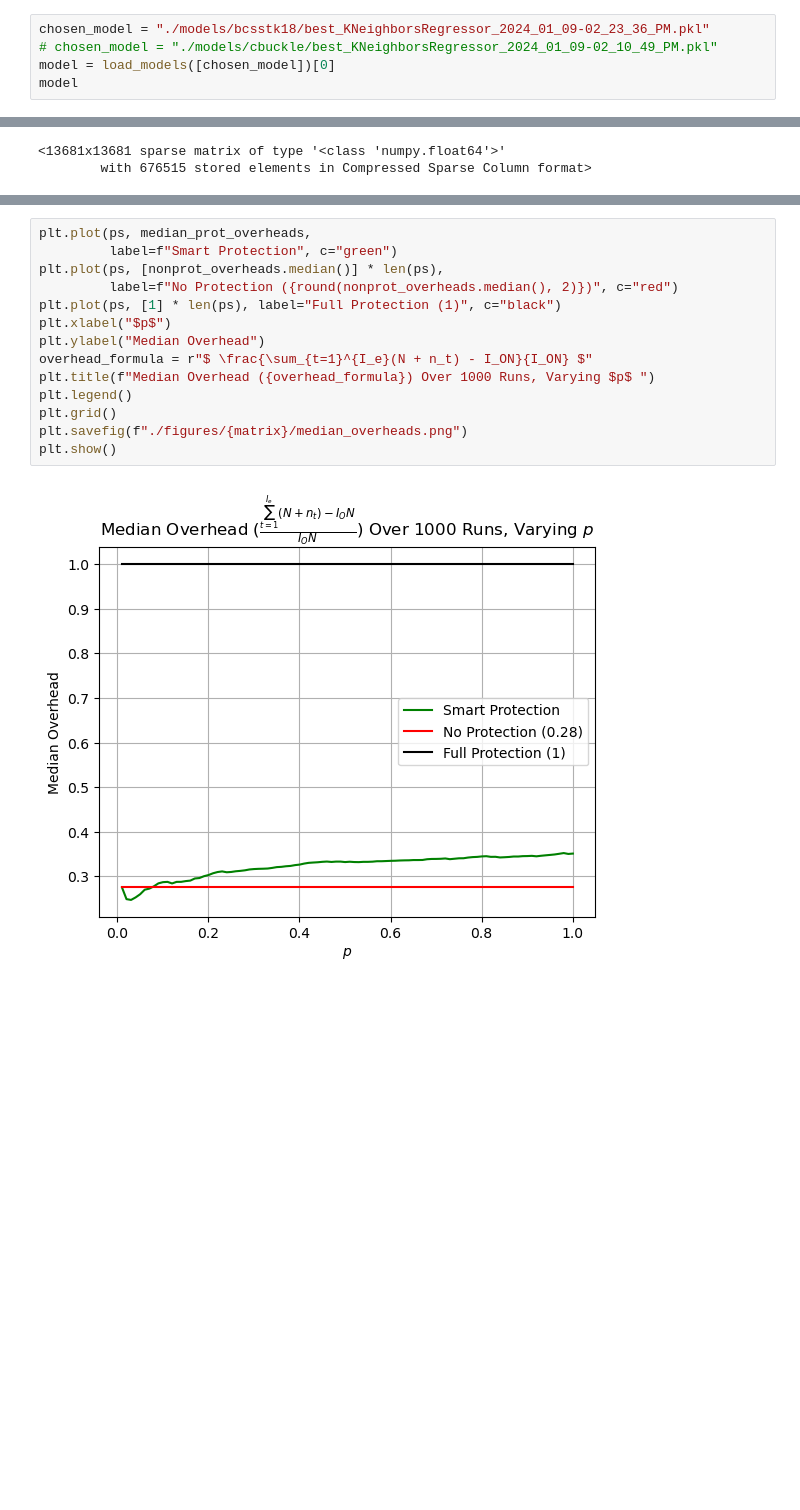
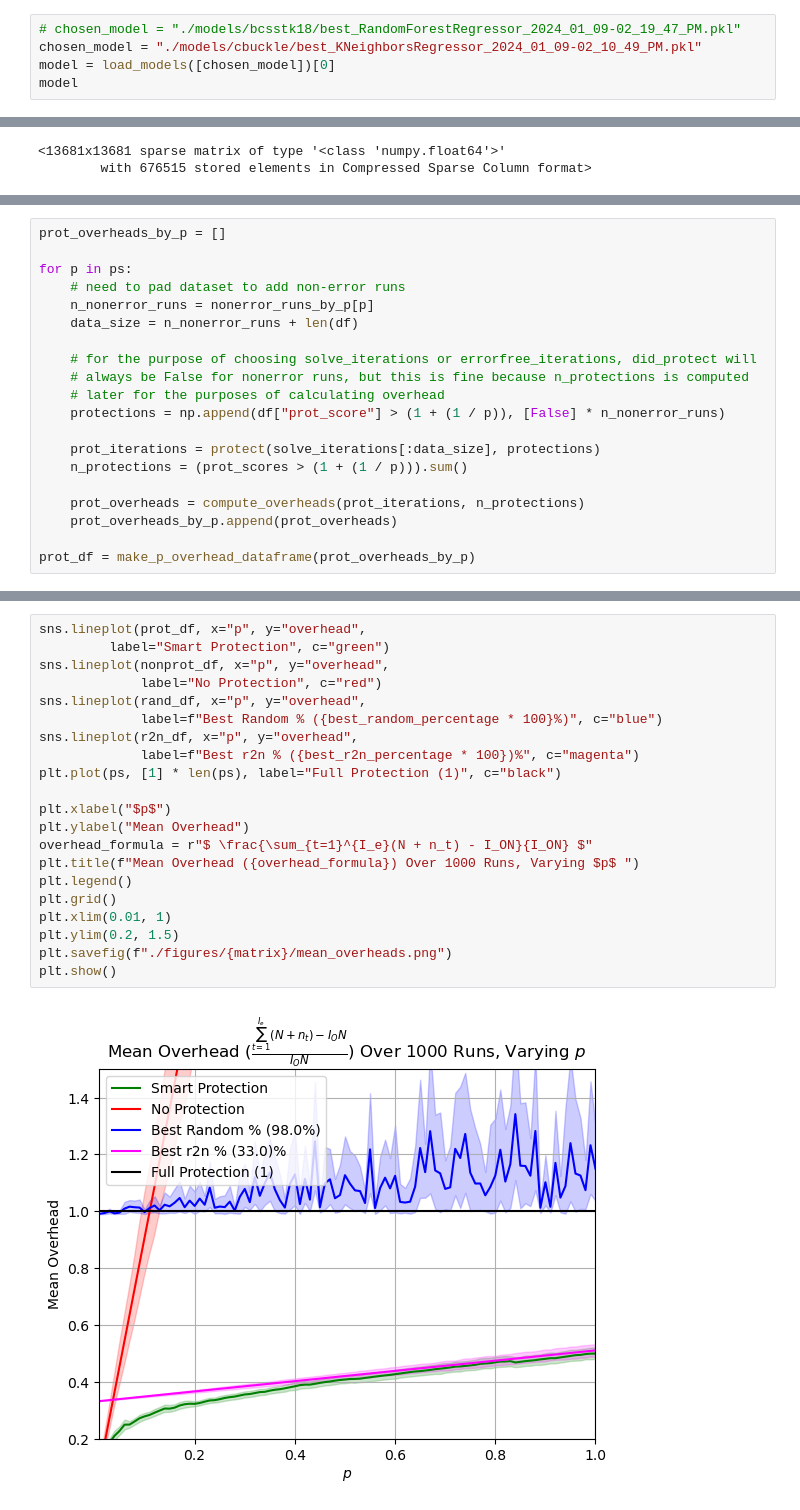
Before and after one commit to DanielRJohnson/Dynamic-Selective-Protection, a Jupyter notebook: analyses/overhead_analysis.ipynb, the cells around one changed output, grey strips where cells are left out. Saved outputs shown, nothing was run; the diff lists cells and outputs as text; blank space fills up the shorter version.

Commit message:
added other schemes to overhead analysis and add iter row prot vis

```diff
--- a/analyses/overhead_analysis.ipynb
+++ b/analyses/overhead_analysis.ipynb
@@ -21,8 +24,8 @@ df.head()
 | 3 | cbuckle.mat | 341 | 0.000001 | 34100 | 10030 | 45 | 384 | ... |
 | 4 | cbuckle.mat | 341 | 0.000001 | 34100 | 9582 | 310 | 7608 | ... |
 # %%
-chosen_model = "./models/bcsstk18/best_KNeighborsRegressor_2024_01_09-02_23_36_PM.pkl"
-# chosen_model = "./models/cbuckle/best_KNeighborsRegressor_2024_01_09-02_10_49_PM.pkl"
+# chosen_model = "./models/bcsstk18/best_RandomForestRegressor_2024_01_09-02_19_47_PM.pkl"
+chosen_model = "./models/cbuckle/best_KNeighborsRegressor_2024_01_09-02_10_49_PM.pkl"
 model = load_models([chosen_model])[0]
 model
 # %% [output]
@@ -132,0 +114,20 @@ for p in ps:
+# %%
+prot_overheads_by_p = []
+
+for p in ps:
+    # need to pad dataset to add non-error runs
+    n_nonerror_runs = nonerror_runs_by_p[p]
+    data_size = n_nonerror_runs + len(df)
+
+    # for the purpose of choosing solve_iterations or errorfree_iterations, did_protect will
+    # always be False for nonerror runs, but this is fine because n_protections is computed
+    # later for the purposes of calculating overhead
+    protections = np.append(df["prot_score"] > (1 + (1 / p)), [False] * n_nonerror_runs)
+
+    prot_iterations = protect(solve_iterations[:data_size], protections)
+    n_protections = (prot_scores > (1 + (1 / p))).sum()
+
+    prot_overheads = compute_overheads(prot_iterations, n_protections)
+    prot_overheads_by_p.append(prot_overheads)
+
+prot_df = make_p_overhead_dataframe(prot_overheads_by_p)
@@ -133,16 +189,23 @@ for p in ps:
 # %%
-plt.plot(ps, median_prot_overheads,
-         label=f"Smart Protection", c="green")
-plt.plot(ps, [nonprot_overheads.median()] * len(ps),
-         label=f"No Protection ({round(nonprot_overheads.median(), 2)})", c="red")
+sns.lineplot(prot_df, x="p", y="overhead",
+         label="Smart Protection", c="green")
+sns.lineplot(nonprot_df, x="p", y="overhead",
+             label="No Protection", c="red")
+sns.lineplot(rand_df, x="p", y="overhead",
+             label=f"Best Random % ({best_random_percentage * 100}%)", c="blue")
+sns.lineplot(r2n_df, x="p", y="overhead",
+             label=f"Best r2n % ({best_r2n_percentage * 100})%", c="magenta")
 plt.plot(ps, [1] * len(ps), label="Full Protection (1)", c="black")
+
 plt.xlabel("$p$")
-plt.ylabel("Median Overhead")
+plt.ylabel("Mean Overhead")
 overhead_formula = r"$ \frac{\sum_{t=1}^{I_e}(N + n_t) - I_ON}{I_ON} $"
-plt.title(f"Median Overhead ({overhead_formula}) Over 1000 Runs, Varying $p$ ")
+plt.title(f"Mean Overhead ({overhead_formula}) Over 1000 Runs, Varying $p$ ")
 plt.legend()
 plt.grid()
-plt.savefig(f"./figures/{matrix}/median_overheads.png")
+plt.xlim(0.01, 1)
+plt.ylim(0.2, 1.5)
+plt.savefig(f"./figures/{matrix}/mean_overheads.png")
 plt.show()
 # %% [output]
-[figure, old version]
+[figure, new version]
```
Also changed, not shown: parts of 16 cells of this notebook, 15 other files.
